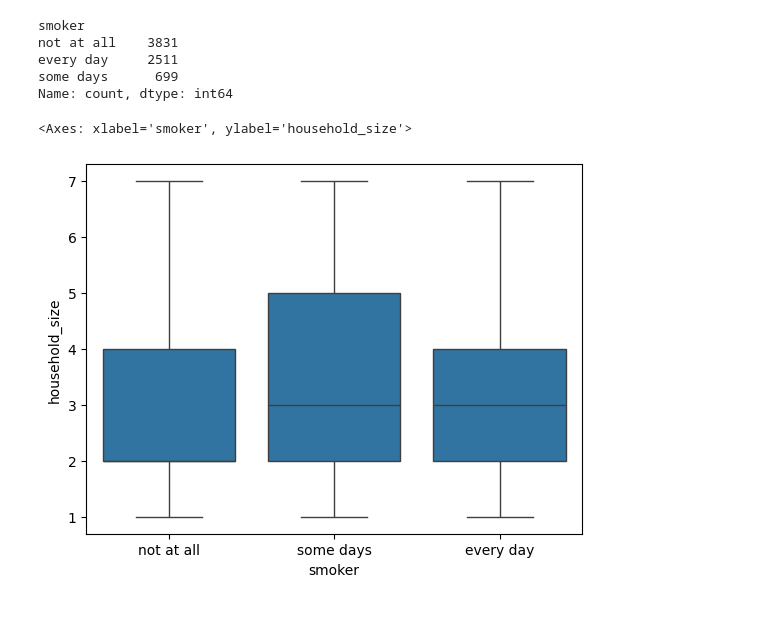
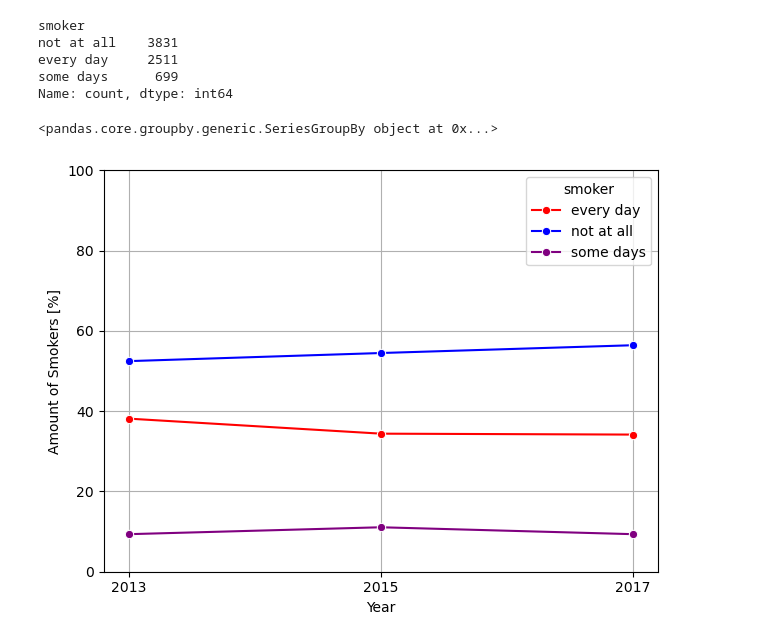
Before and after one commit to SoerenWenck/Capstone, a Jupyter notebook: scripts/smoking.ipynb, the cells around one changed output. Cells and saved outputs as stored; diff of their text form; code cells hidden in the pictures; blank space fills up the shorter version.

```diff
--- a/scripts/smoking.ipynb
+++ b/scripts/smoking.ipynb
@@ -31,3 +58,4 @@ data = pd.read_sql("SELECT * FROM capstone_group_1.all_data_13_to_18", engine)
 # %%
-data_smoke = data.loc[data["smoker"] != "unknown"]
+## Filtering for only values, where we have information on
+data_smoke = data[data["smoker"] != "unknown"]
 # %%
@@ -38,11 +67,55 @@ not at all    3831
 every day     2511
 some days      699
 Name: count, dtype: int64
-# %%
-import seaborn as sns
-import matplotlib as plt
-sns.boxplot(data=data_smoke, x="smoker", y="household_size")
-# %% [output]
-<Axes: xlabel='smoker', ylabel='household_size'>
-[figure, removed]
+# %%
+data_smoke.groupby(["year", "smoker"]).smoker
+# %% [output]
+<pandas.core.groupby.generic.SeriesGroupBy object at 0x...>
+# %%
+## Answering the question, whether the values changed over the years
+import matplotlib.pyplot as plt
+import seaborn as sns
+# First step: group the data by year
+df = data_smoke.groupby("year").smoker.value_counts().unstack().reset_index()
+
+# get colnames
+smoker_columns = df.columns.difference(["year"])
+
+# Calculate percentages
+df[smoker_columns] = df[smoker_columns].div(df[smoker_columns].sum(axis=1), axis=0) * 100
+# round
+df[smoker_columns] = df[smoker_columns].round(2)
+df_melted = df.melt(id_vars="year", var_name="smoker", value_name="count")
+df_melted["year"] = df_melted["year"].astype("Int64")
+# %%
+# Plotting
+## Import library
+import seaborn as sns
+import matplotlib.pyplot as plt
+
+color_scheme = {
+    "some days": "purple",
+    "not at all": "blue",
+    "every day": "red"
+}
+
+# Plot
+sns.lineplot(
+    data=df_melted,
+    x="year",
+    y="count",
+    hue="smoker",
+    palette=color_scheme,
+    marker="o"
+)
+
+plt.ylabel("Amount of Smokers [%]")
+plt.xlabel("Year")
+plt.xticks([2013,2015,2017])
+plt.ylim((0,100))
+plt.grid(True)
+plt.tight_layout()
+plt.show()
+# %% [output]
+[figure, added]
 # %%
```
Also changed, not shown: parts of 29 cells of this notebook, 2 other files.
